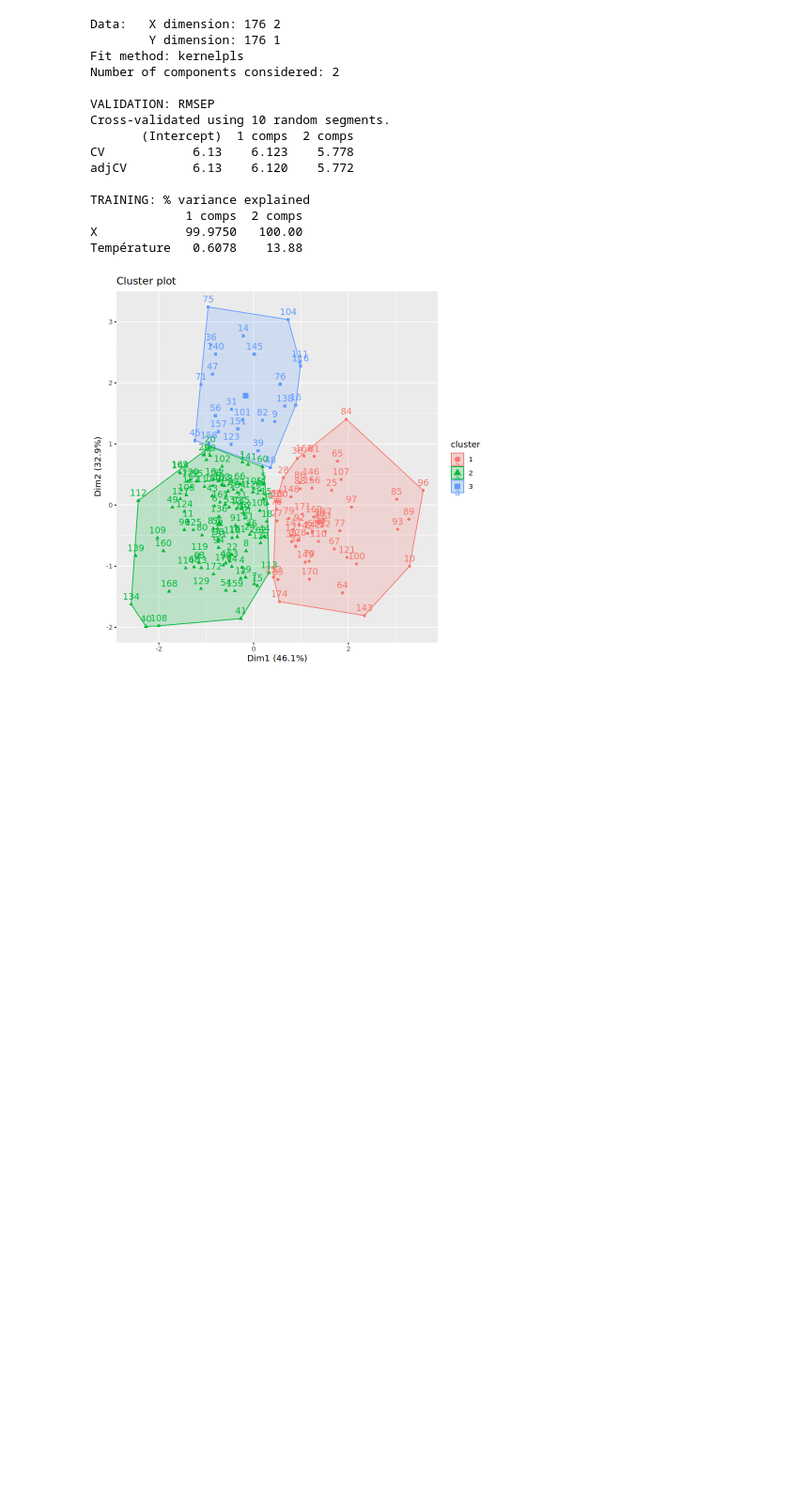
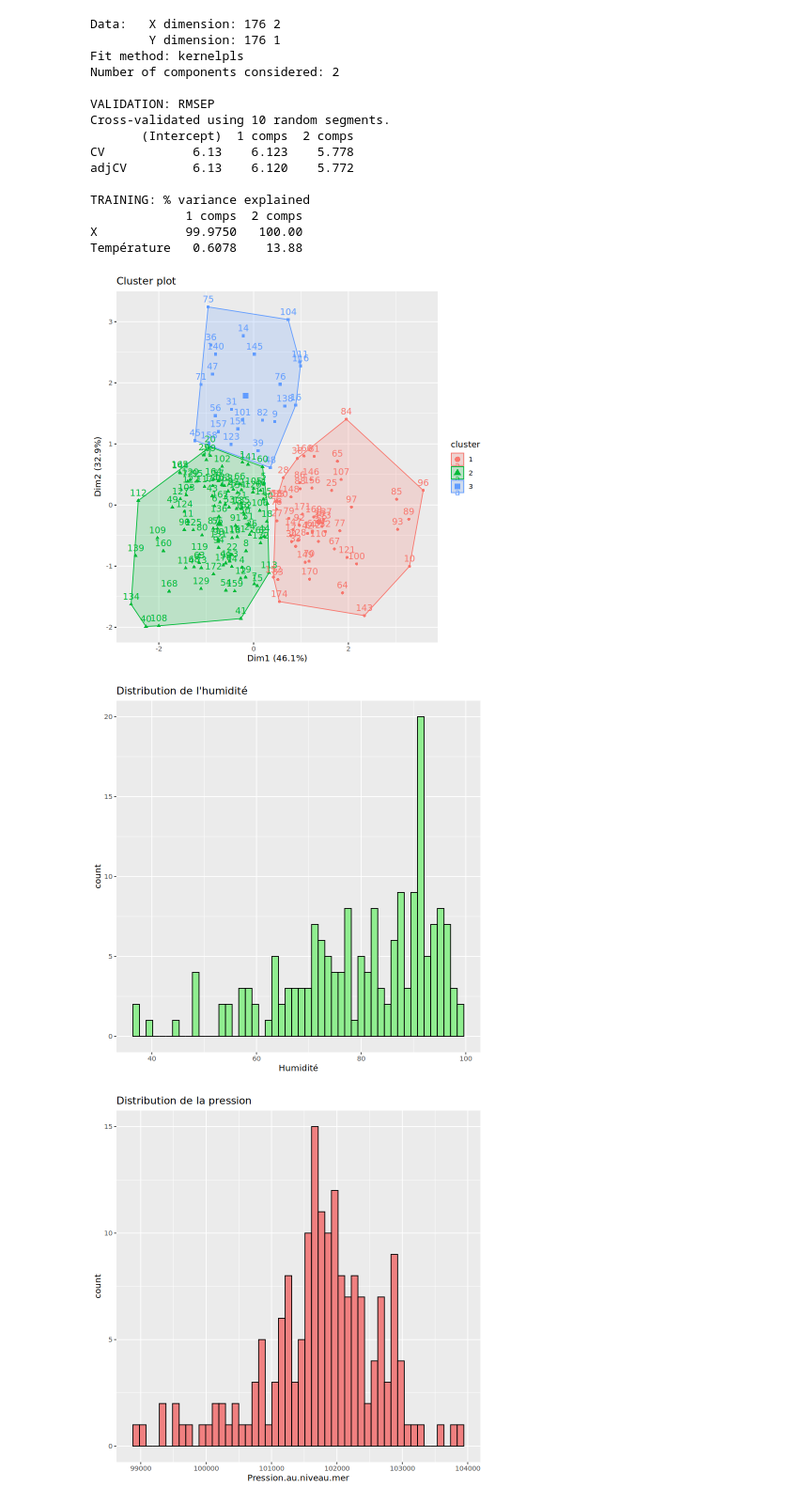
Before and after one commit to lauraachoquett/stats_BE_Bobbia, a Jupyter notebook: analyses_jo/une_station.ipynb, the cells around one changed output. Shown at 94% size. Saved outputs shown, nothing was run; the diff lists cells and outputs as text; code cells hidden in the pictures; blank space fills up the shorter version.

```diff
--- a/analyses_jo/une_station.ipynb
+++ b/analyses_jo/une_station.ipynb
@@ -435,3 +435,14 @@ kmeans_model <- kmeans(kmeans_data, centers=3, nstart=25)
 fviz_cluster(kmeans_model, data=kmeans_data)
 # %% [output]
 [figure]
+# %%
+ggplot(data_cleaned_7005, aes(x=Humidité)) +
+  geom_histogram(bins=50, fill="lightgreen", color="black") +
+  ggtitle("Distribution de l'humidité")
+
+ggplot(data_cleaned_7005, aes(x=Pression.au.niveau.mer)) +
+  geom_histogram(bins=50, fill="lightcoral", color="black") +
+  ggtitle("Distribution de la pression")
+# %% [output]
+[figure, added]
+[figure, added]
```
Also changed, not shown: 1 other file.
